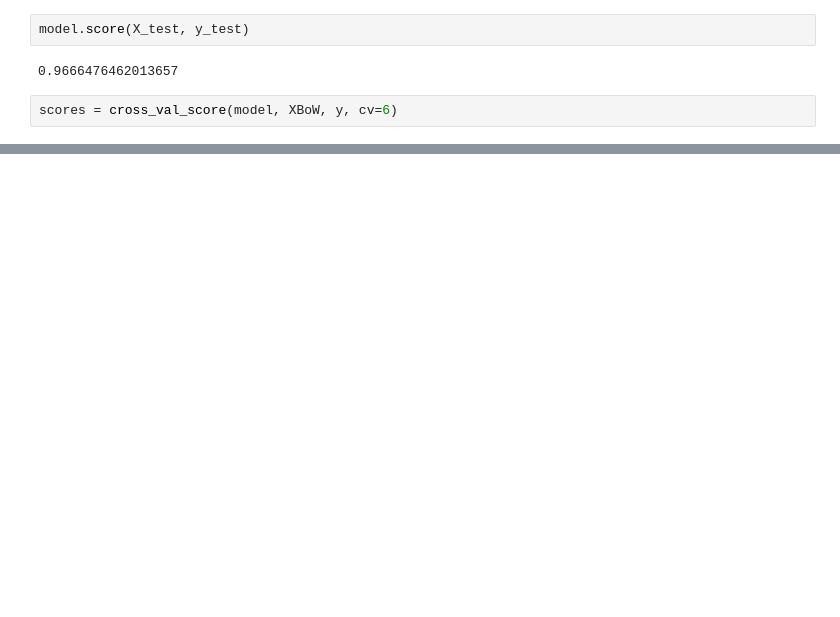
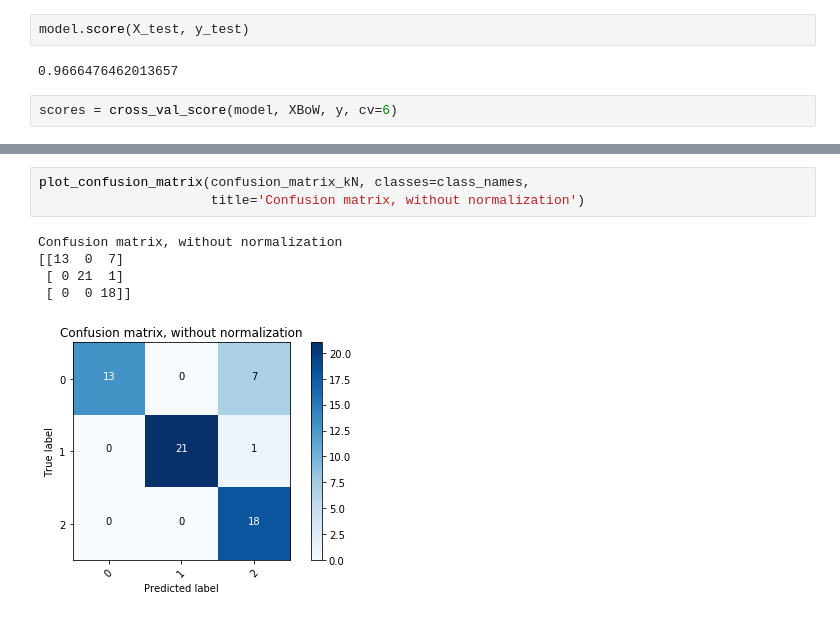
Before and after one commit to rashinagpal/NLP-Guttenberg-Classification, a Jupyter notebook: Classification.ipynb, the cells around one changed output, grey strips where cells are left out. Drawn from its saved outputs; the diff is of its cells as text; blank space fills up the shorter version.

```diff
--- a/Classification.ipynb
+++ b/Classification.ipynb
@@ -441,0 +594,9 @@ scores = cross_val_score(model, XBoW, y, cv=6)
+# %%
+plot_confusion_matrix(confusion_matrix_kN, classes=class_names,
+                      title='Confusion matrix, without normalization')
+# %% [output]
+Confusion matrix, without normalization
+[[13  0  7]
+ [ 0 21  1]
+ [ 0  0 18]]
+[figure, added]
```
Also changed, not shown: parts of 38 cells of this notebook.
